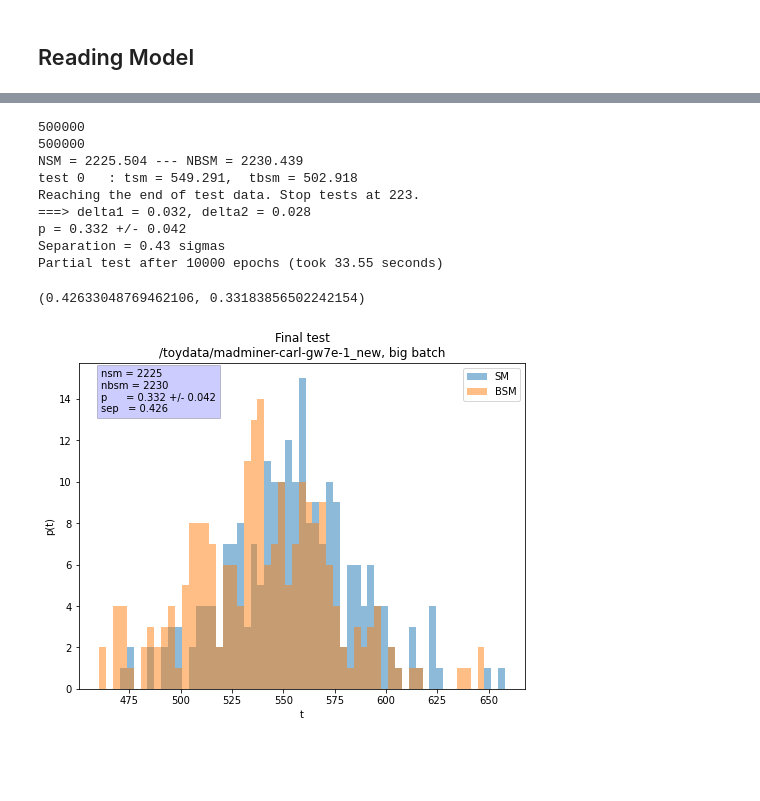
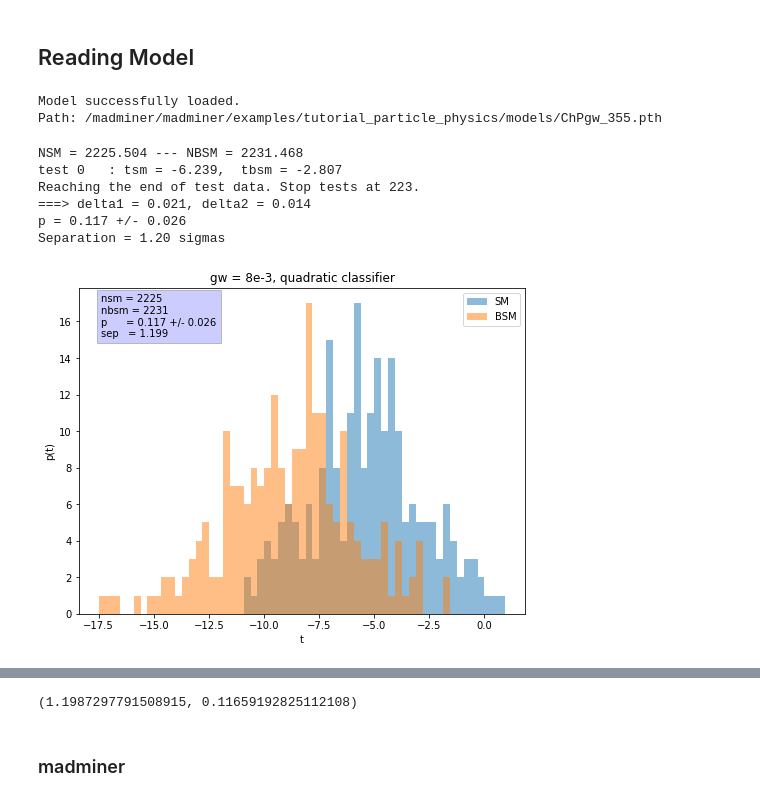
Before and after one commit to johannbrehmer/madminer, a Jupyter notebook: examples/tutorial_particle_physics/TestEstimator-Light-GW.ipynb, the cells around one changed output, grey strips where cells are left out. Drawn from its saved outputs; the diff is of its cells as text; code cells hidden in the pictures; blank space fills up the shorter version.

Commit message:
Tested gw (with baseline model trained in old data format.

```diff
--- a/examples/tutorial_particle_physics/TestEstimator-Light-GW.ipynb
+++ b/examples/tutorial_particle_physics/TestEstimator-Light-GW.ipynb
@@ -257,17 +252,19 @@ def plot_histogram(tsm, tbsm, nsm, nbsm, p, deltap, sep, epochs,
 
     return
 # %%
-def TestEstimator(gwval, gwval_name='', withXS=True, title_message='', qc=False):
+def TestEstimator(estimator, bsmval, bsm_fname='', withXS=True, title_message='', qc=False):
+    #name of operator
+    op_name = bsm_fname.split('_')[0]
+    bsmval_name = bsm_fname.split('_')[-2]
 
     #toy data file path
-    if not gwval_name:
-        gwval_name = gwval
-    f = h5py.File(os.getcwd()+'/toydata/gw_toydata_test_%s_out.h5'%(gwval_name), 'r')
+    f = h5py.File(os.getcwd()+'/toydata/%s.h5'%(bsm_fname), 'r')
 
     #parse data
     Data = np.array(f['Data'])
     Labels = np.array(f['Labels'])
     NSM = np.array(f['NSM'])
+
 
     if withXS:
         NBSMList = np.array(f['NBSMList'])
@@ -280,21 +277,16 @@ def TestEstimator(gwval, gwval_name='', withXS=True, title_message='', qc=False)
     Data_test = torch.Tensor(Data[Idx_test])
     Label_test = torch.Tensor(Labels[Idx_test])
 
-    #scaling
-    #if qc:
-    #    Data_test, Parameters = estimator.Preprocess(Data_test, np.ones(len(Data_test))*gwval)
-    #    gwval = Parameters[0].numpy()
-    #    print(gwval)
+    #print(Data.mean(0), Data.std(0))
 
     #select data from each hypothesis
     SM_Data  = Data_test[Label_test==0, :]
     BSM_Data = Data_test[Label_test==1, :]
 
-    print(len(SM_Data))
-    print(len(BSM_Data))
-
     #for plotting/ printing
-    n_epochs = current_epoch = int(1e4)
+    #n_epochs = current_epoch = int(1e4)
+    n_epochs = int(1e4)
+    current_epoch = 0
     results_path = os.getcwd()
     charge = 'plus'
 
@@ -304,21 +296,40 @@ def TestEstimator(gwval, gwval_name='', withXS=True, title_message='', qc=False)
 
     if withXS:
         if not qc:
-            sep, p = test_model(estimator, SM_Data, BSM_Data, gwval, NSM, NBSM, n_epochs, current_epoch, n_meas, charge,
-                  verbose_t=True, verbose_period_t=1e5, title='gw%s_new'%(gwval_name)+title_message)
+            sep, p = test_model(estimator, SM_Data, BSM_Data, bsmval, NSM, NBSM, n_epochs, current_epoch, n_meas, charge,
+                  verbose_t=True, verbose_period_t=1e5, title='%s = %s'%(op_name, bsmval_name)+title_message)
         else:
-            sep, p = test_model_qc(estimator, SM_Data, BSM_Data, gwval, NSM, NBSM, n_epochs, current_epoch, n_meas, charge,
-                  verbose_t=True, verbose_period_t=1e5, title='gw%s_new'%(gwval_name)+title_message)
+            sep, p = test_model_qc(estimator, SM_Data, BSM_Data, bsmval, NSM, NBSM, n_epochs, current_epoch, n_meas, charge,
+                  verbose_t=True, verbose_period_t=1e5, title='%s = %s'%(op_name, bsmval_name)+title_message)
     else:
         if not qc:
-            sep, p = test_model(estimator, SM_Data, BSM_Data, gwval, NSM, NBSM, n_epochs, current_epoch, n_meas, charge,
-              verbose_t=True, verbose_period_t=1e5, title='gw%s_new_equalXS'%(gwval_name)+title_message)
+            sep, p = test_model(estimator, SM_Data, BSM_Data, bsmval, NSM, NBSM, n_epochs, current_epoch, n_meas, charge,
+              verbose_t=True, verbose_period_t=1e5, title='%s = %s'%(op_name, bsmval_name)+title_message)
         else:
-            sep, p = test_model_qc(estimator, SM_Data, BSM_Data, gwval, NSM, NBSM, n_epochs, current_epoch, n_meas, charge,
-              verbose_t=True, verbose_period_t=1e5, title='gw%s_new_equalXS'%(gwval_name)+title_message)
+            sep, p = test_model_qc(estimator, SM_Data, BSM_Data, bsmval, NSM, NBSM, n_epochs, current_epoch, n_meas, charge,
+              verbose_t=True, verbose_period_t=1e5, title='%s = %s'%(op_name, bsmval_name)+title_message)
 
 
     f.close()
     return sep, p
 # %% [markdown]
 ## Reading Model
+# %%
+estimator = OurModel(AR=[9, 32, 32, 32, 32, 1])
+estimator.Load_CPU('ChPgw_355', os.getcwd()+'/models/')
+# %% [output]
+Model successfully loaded.
+Path: /madminer/madminer/examples/tutorial_particle_physics/models/ChPgw_355.pth
+# %%
+gwval = 8e-3
+gwval_name = 'gw_toydata_test_8e-3_out'
+
+TestEstimator(estimator, gwval , gwval_name, title_message=', quadratic classifier', qc=True)
+# %% [output]
+NSM = 2225.504 --- NBSM = 2231.468
+test 0   : tsm = -6.239,  tbsm = -2.807
+Reaching the end of test data. Stop tests at 223.
+===> delta1 = 0.021, delta2 = 0.014
+p = 0.117 +/- 0.026
+Separation = 1.20 sigmas
+[figure, added]
@@ -325,3 +337,6 @@ def TestEstimator(gwval, gwval_name='', withXS=True, title_message='', qc=False)
+(1.1987297791508915, 0.11659192825112108)
+# %% [markdown]
+### madminer
 # %%
 from madminer import ParameterizedRatioEstimator
 from madminer.ml.morphing_aware import MorphingAwareRatioEstimator
@@ -336,18 +350,0 @@ estimator.load(os.getcwd()+'/models/carl1000-bigbatch')
-# %%
-gwval = 7e-1
-gwval_name = '7e-1'
-withXS = True
-
-TestEstimator(gwval, gwval_name, title_message=', big batch')
-# %% [output]
-500000
-500000
-NSM = 2225.504 --- NBSM = 2230.439
-test 0   : tsm = 549.291,  tbsm = 502.918
-Reaching the end of test data. Stop tests at 223.
-===> delta1 = 0.032, delta2 = 0.028
-p = 0.332 +/- 0.042
-Separation = 0.43 sigmas
-Partial test after 10000 epochs (took 33.55 seconds)
-(0.42633048769462106, 0.33183856502242154)
-[figure, removed]
```
Also changed, not shown: parts of 15 cells of this notebook, 4 other files.
